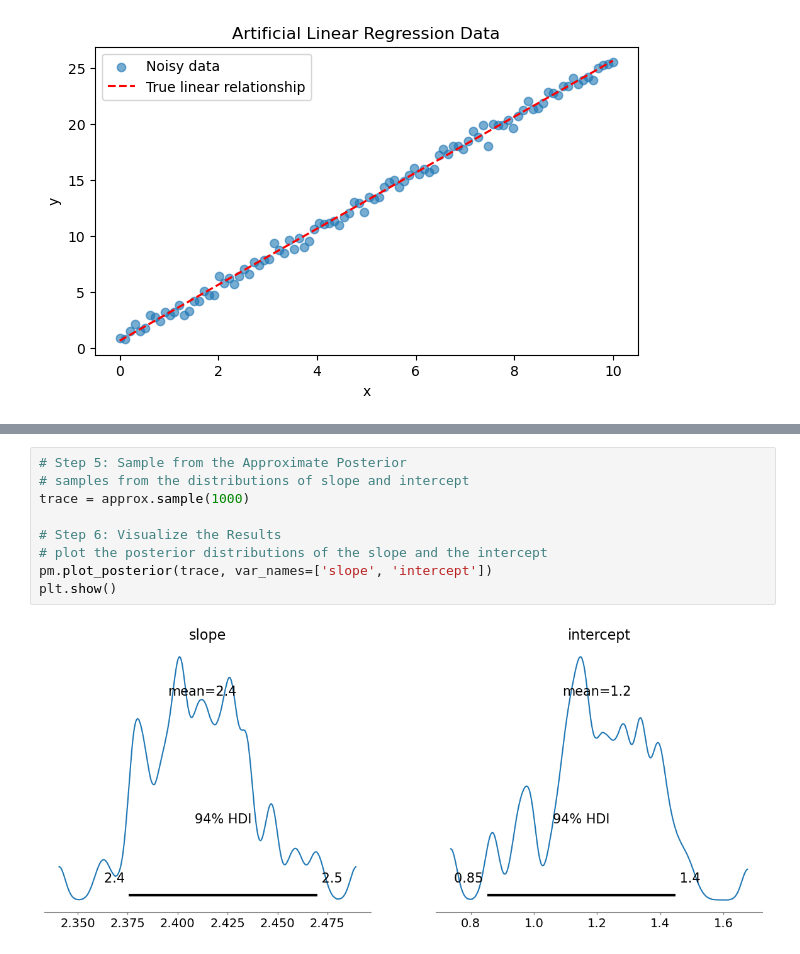
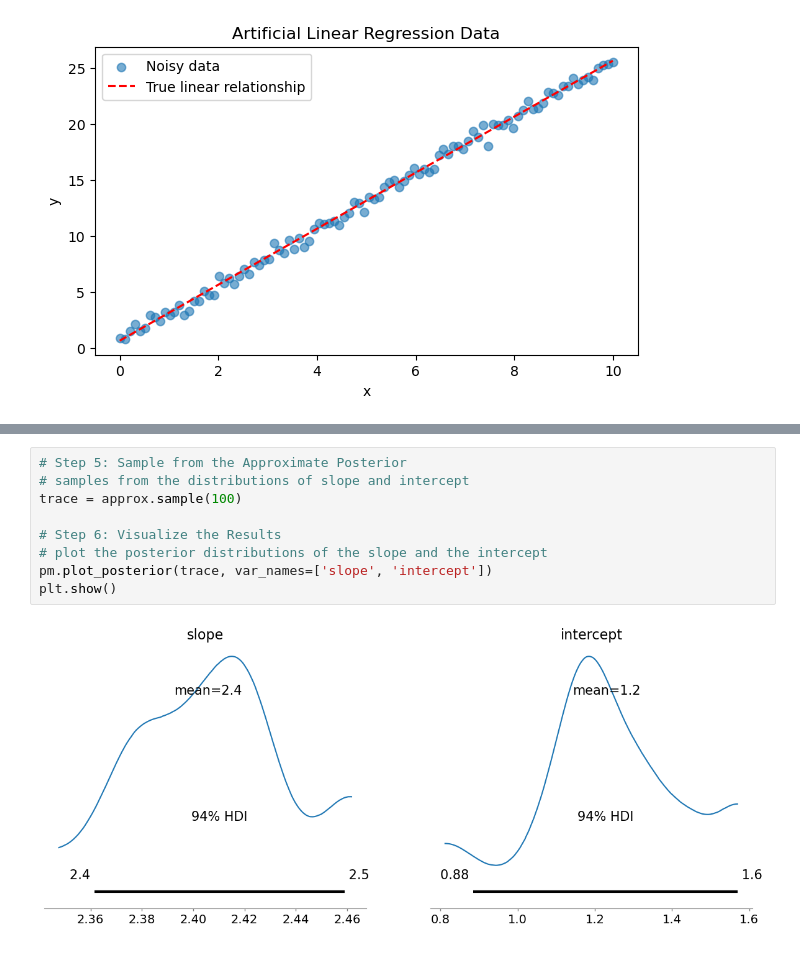
Before and after one commit to tlhaeussler/Sampling-Methods-MCMC-Project, a Jupyter notebook: svgd_experiment_tim.ipynb, the cells around one changed output, grey strips where cells are left out. Saved outputs shown, nothing was run; the diff lists cells and outputs as text.

```diff
--- a/svgd_experiment_tim.ipynb
+++ b/svgd_experiment_tim.ipynb
@@ -131,11 +131,11 @@ Jupyter support
 # %%
 # Step 5: Sample from the Approximate Posterior
 # samples from the distributions of slope and intercept
-trace = approx.sample(1000)
+trace = approx.sample(100)
 
 # Step 6: Visualize the Results
 # plot the posterior distributions of the slope and the intercept
 pm.plot_posterior(trace, var_names=['slope', 'intercept'])
 plt.show()
 # %% [output]
-[figure, old version]
+[figure, new version]
```
Also changed, not shown: parts of 5 cells of this notebook.
